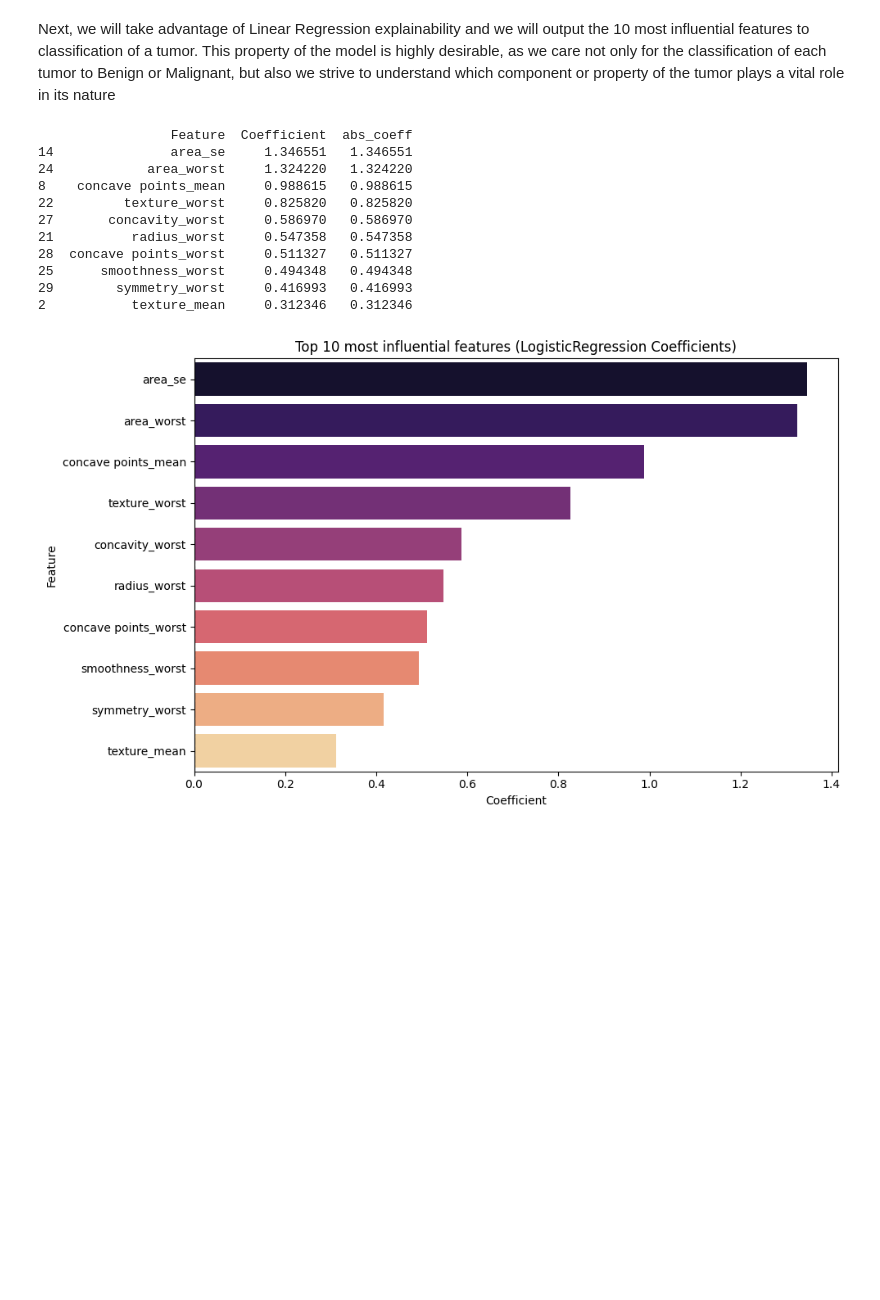
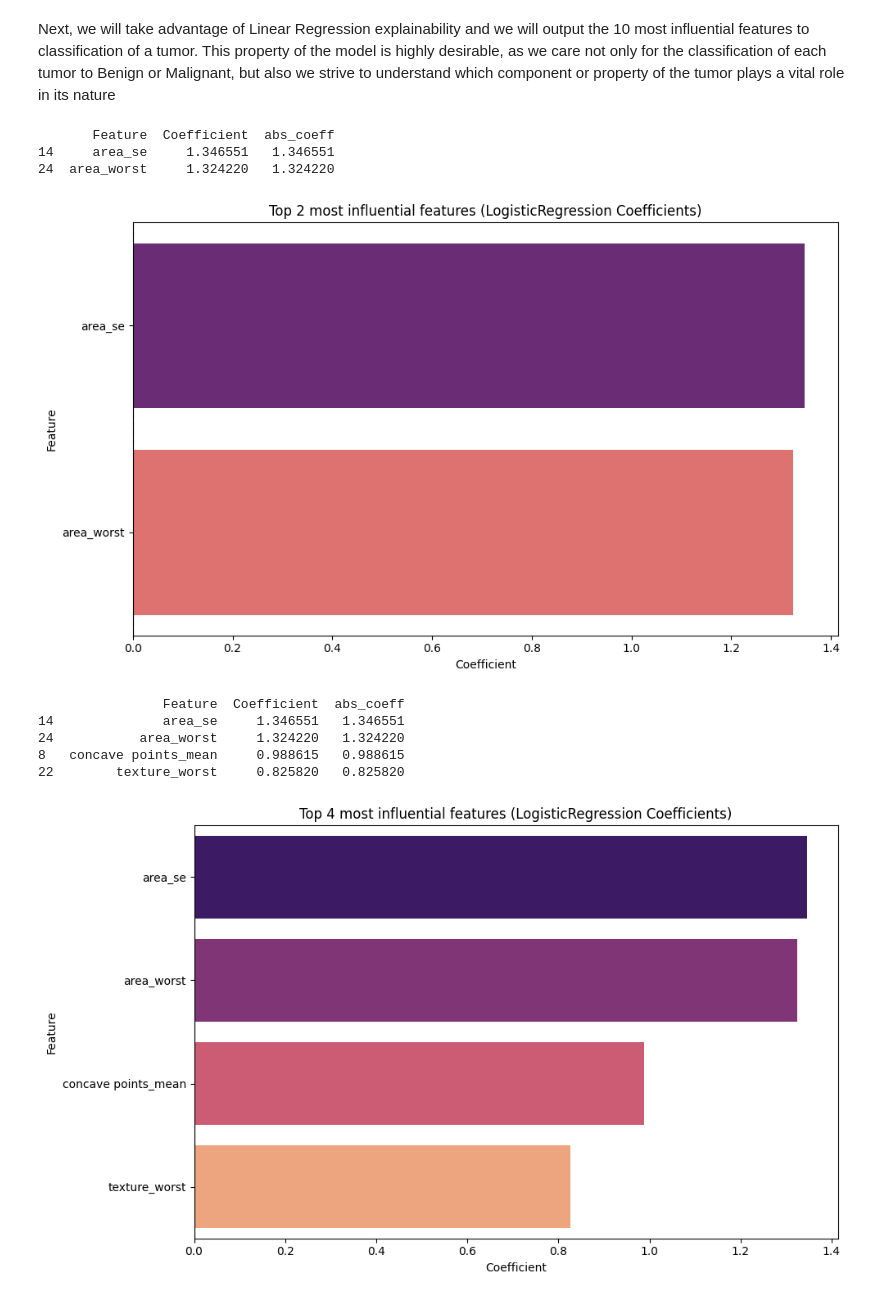
Before and after one commit to vex-me-not/Master_Thesis, a Jupyter notebook: classical_approach/notebooks/model_eval.ipynb, the cells around one changed output. Drawn from its saved outputs; the diff is of its cells as text; code cells hidden in the pictures; blank space fills up the shorter version.

```diff
--- a/classical_approach/notebooks/model_eval.ipynb
+++ b/classical_approach/notebooks/model_eval.ipynb
@@ -149,18 +153,19 @@ Next, we will take advantage of Linear Regression explainability and we will out
 # %%
 x,y=keep_features(data_df=df_complete)
 features=x.columns
 
-top_coefficients_winner(top=10,names=features)
+for i in range(1,5):
+    cf_df=top_coefficients_winner(top=np.power(2,i),names=features)
+    _,top_feats=keep_features(data_df=cf_df,target='Feature',to_drop=['id'])
+    (top_feats.head(np.power(2,i))).to_csv(f"../data/top_{np.power(2,i)}_features.csv",index=False)
 # %% [output]
-                 Feature  Coefficient  abs_coeff
-14               area_se     1.346551   1.346551
-24            area_worst     1.324220   1.324220
-8    concave points_mean     0.988615   0.988615
-22         texture_worst     0.825820   0.825820
-27       concavity_worst     0.586970   0.586970
-21          radius_worst     0.547358   0.547358
-28  concave points_worst     0.511327   0.511327
-25      smoothness_worst     0.494348   0.494348
-29        symmetry_worst     0.416993   0.416993
-2           texture_mean     0.312346   0.312346
+       Feature  Coefficient  abs_coeff
+14     area_se     1.346551   1.346551
+24  area_worst     1.324220   1.324220
-[figure, old version]
+[figure, new version]
+                Feature  Coefficient  abs_coeff
+14              area_se     1.346551   1.346551
+24           area_worst     1.324220   1.324220
+8   concave points_mean     0.988615   0.988615
+22        texture_worst     0.825820   0.825820
+[figure, added]
```
Also changed, not shown: parts of 2 cells of this notebook, 5 other files.
